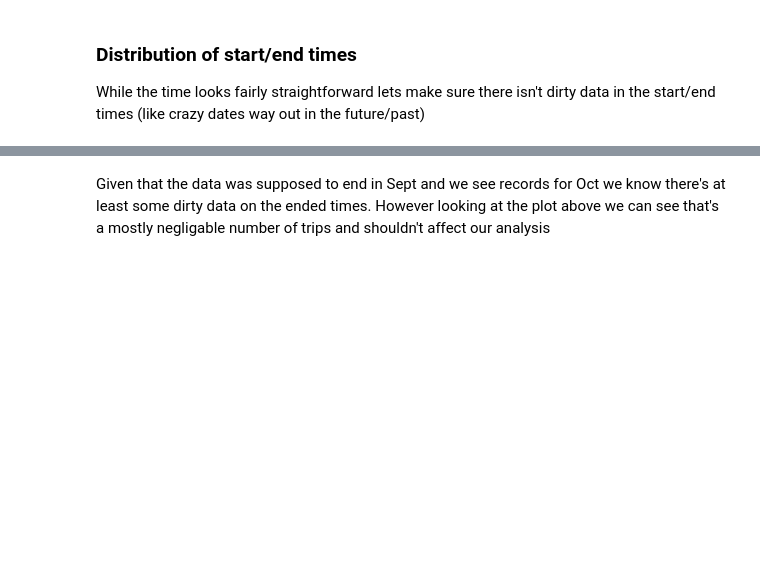
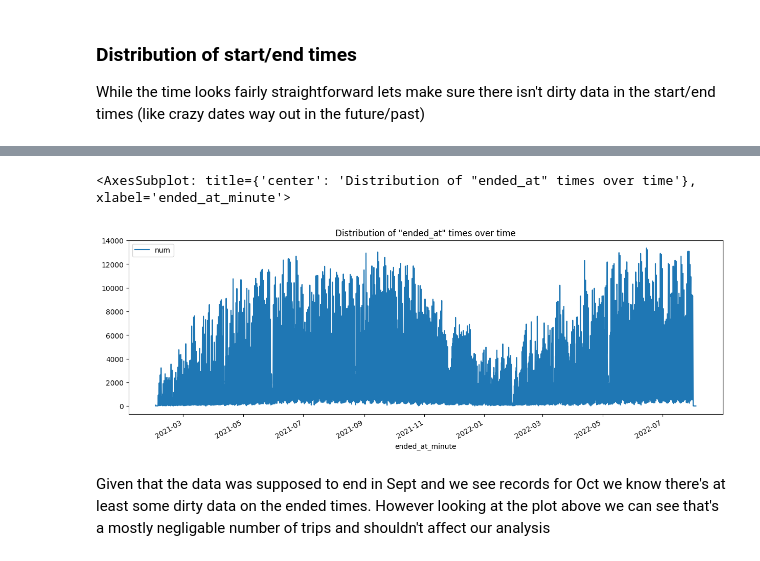
Before and after one commit to dseisun/citibike, a Jupyter notebook: analysis.ipynb, the cells around one changed output, grey strips where cells are left out. Cells and saved outputs as stored; diff of their text form; code cells hidden in the pictures; blank space fills up the shorter version.

```diff
--- a/analysis.ipynb
+++ b/analysis.ipynb
@@ -142,5 +143,8 @@ df_started_at_data_cleaning.set_index('started_at_minute').plot(title='Distribut
 # %%
-f2.set_index('ended_at_minute').plot(title='Distribution of "ended_at" times over time')
+df_ended_at_data_cleaning.set_index('ended_at_minute').plot(title='Distribution of "ended_at" times over time')
+# %% [output]
+<AxesSubplot: title={'center': 'Distribution of "ended_at" times over time'}, xlabel='ended_at_minute'>
+[figure, added]
 # %% [markdown]
 Given that the data was supposed to end in Sept and we see records for Oct we know there's at least some dirty data on the ended times. However looking at the plot above we can see that's a mostly negligable number of trips and shouldn't affect our analysis
 # %% [markdown]
```
Also changed, not shown: parts of 13 cells of this notebook.
